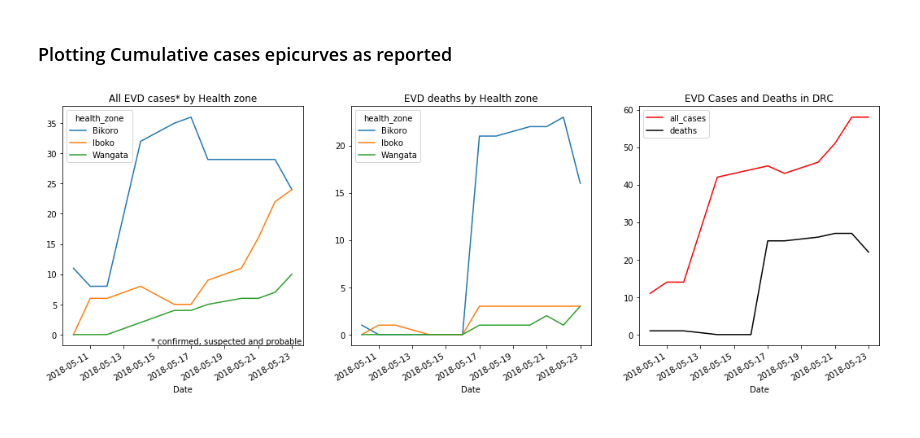
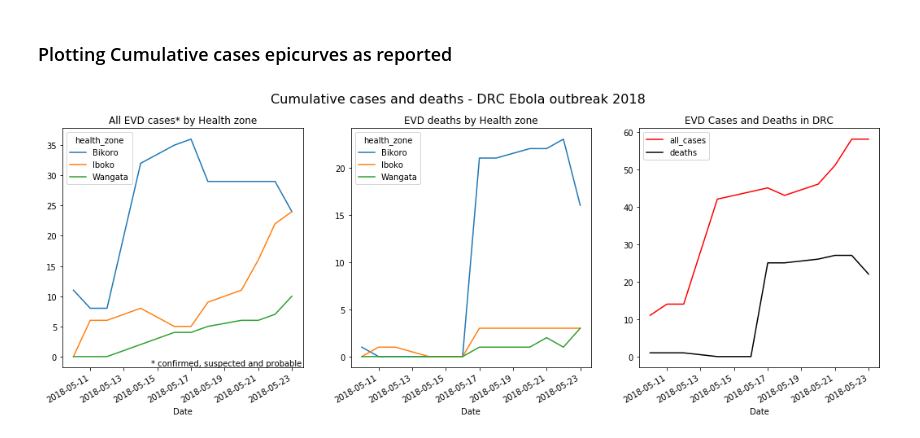
Before and after one commit to NSSAC/DRC_Ebola_2018, a Jupyter notebook: notebooks/DRC_EVD_mapping.ipynb, the cells around one changed output. Drawn from its saved outputs; the diff is of its cells as text; code cells hidden in the pictures.

```diff
--- a/notebooks/DRC_EVD_mapping.ipynb
+++ b/notebooks/DRC_EVD_mapping.ipynb
@@ -68,16 +68,17 @@ call("convert -delay 200 -loop 1 ../plots/*.png ../plots/animated_Equateur.gif".
 # %%
 f,axarr = plt.subplots(1,3,figsize=(18,6))
 evd_df.pivot(index='Date',columns='health_zone',values='all_cases').fillna(0).plot(ax=axarr[0])
 axarr[0].text(0.11, -0.04, '* confirmed, suspected and probable', transform=ax.transAxes)
 
 evd_df.pivot(index='Date',columns='health_zone',values='deaths').fillna(0).plot(ax=axarr[1])
 
 evd_df.groupby(['Date'])[['all_cases','deaths']].sum().plot(ax=axarr[2],color=['red','black'])
 
 axarr[0].set_title('All EVD cases* by Health zone')
 axarr[1].set_title('EVD deaths by Health zone')
 axarr[2].set_title('EVD Cases and Deaths in DRC')
 
-plt.savefig('../plots/DRC_EVD_epicurves.pdf',dpi=100, bbox_inches='tight')
+plt.suptitle('Cumulative cases and deaths - DRC Ebola outbreak 2018',fontsize=16)
+plt.savefig('../plots/DRC_EVD_epicurves.jpg',dpi=100, bbox_inches='tight')
 # %% [output]
-[figure, old version]
+[figure, new version]
```
Also changed, not shown: 2 other files.
